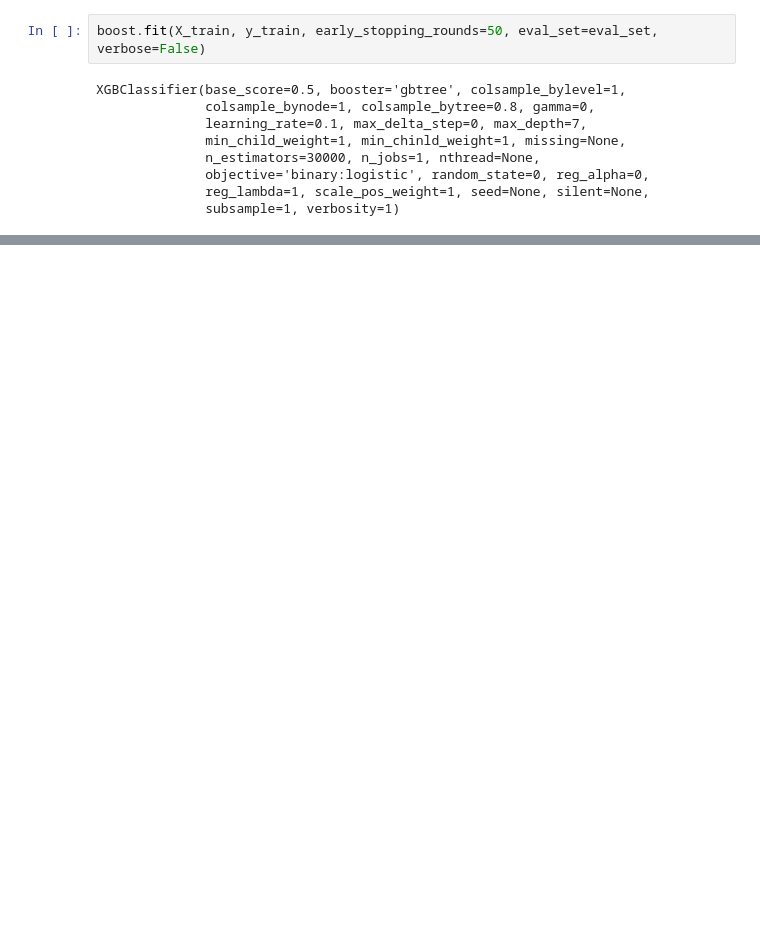
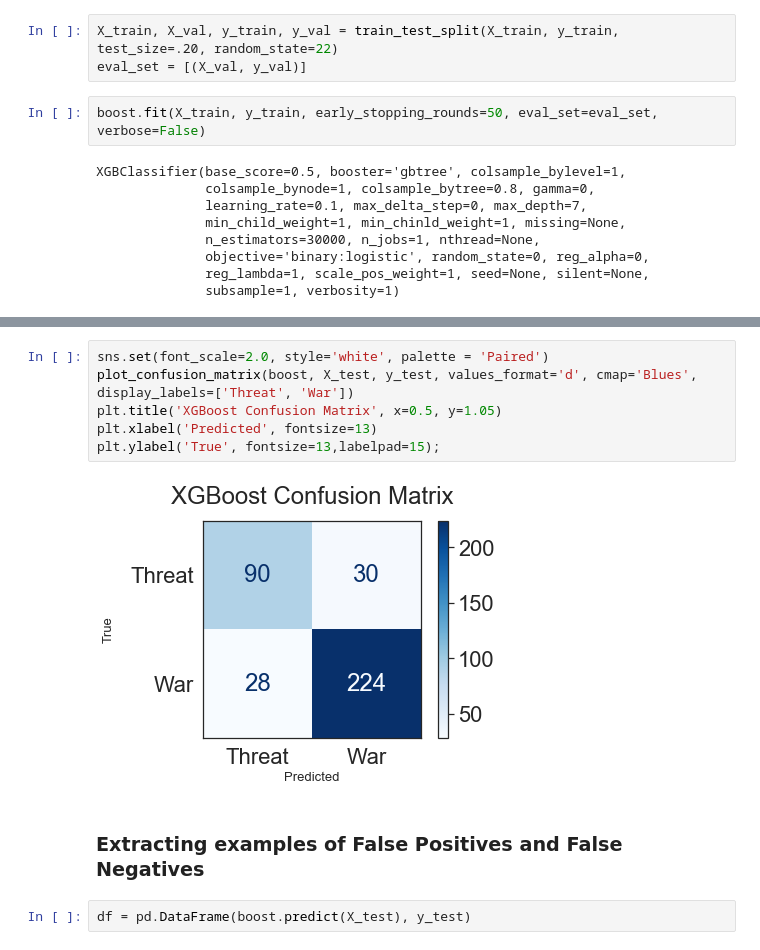
Before and after one commit to elena-du/Military-Interstate-Dispute-Analysis, a Jupyter notebook: III-Classification_ab_Econ2017_Tree_Ensamble.ipynb, the cells around one changed output, grey strips where cells are left out. Cells and saved outputs as stored; diff of their text form; blank space fills up the shorter version.

```diff
--- a/III-Classification_ab_Econ2017_Tree_Ensamble.ipynb
+++ b/III-Classification_ab_Econ2017_Tree_Ensamble.ipynb
@@ -342,3 +397,6 @@ eval_set = [(X_train, y_train)]
+# %%
+X_train, X_val, y_train, y_val = train_test_split(X_train, y_train, test_size=.20, random_state=22)
+eval_set = [(X_val, y_val)]
 # %%
 boost.fit(X_train, y_train, early_stopping_rounds=50, eval_set=eval_set, verbose=False)
 # %% [output]
@@ -372,0 +433,12 @@ plot_confusion_matrix(boost, X_test, y_test, values_format='d', cmap='Blues');
+# %%
+sns.set(font_scale=2.0, style='white', palette = 'Paired')
+plot_confusion_matrix(boost, X_test, y_test, values_format='d', cmap='Blues', display_labels=['Threat', 'War'])
+plt.title('XGBoost Confusion Matrix', x=0.5, y=1.05)
+plt.xlabel('Predicted', fontsize=13)
+plt.ylabel('True', fontsize=13,labelpad=15);
+# %% [output]
+[figure, added]
+# %% [markdown]
+### Extracting examples of False Positives and False Negatives
+# %%
+df = pd.DataFrame(boost.predict(X_test), y_test)
```
Also changed, not shown: parts of 51 cells of this notebook, 12 other files.
